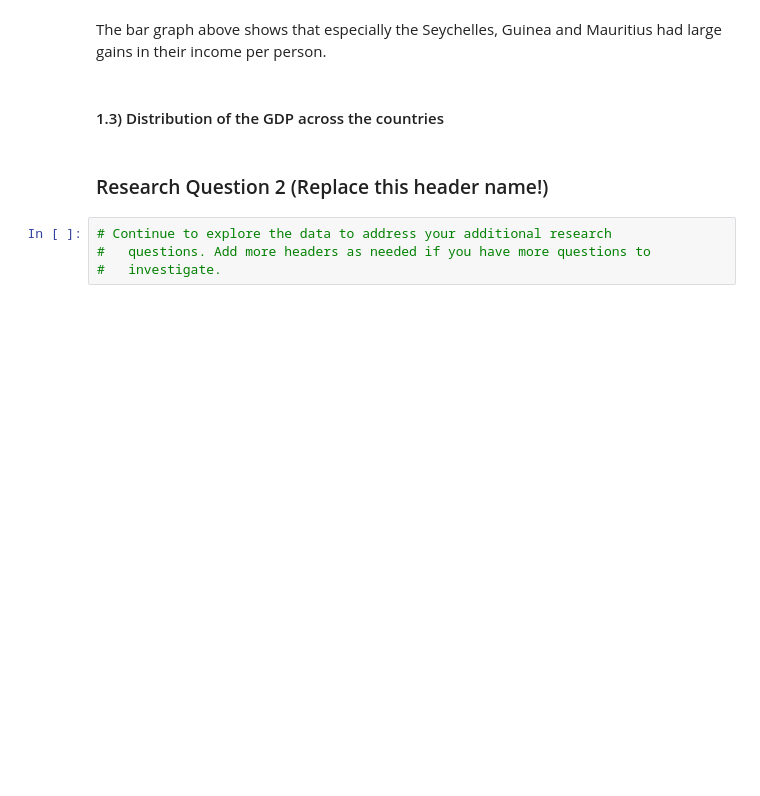
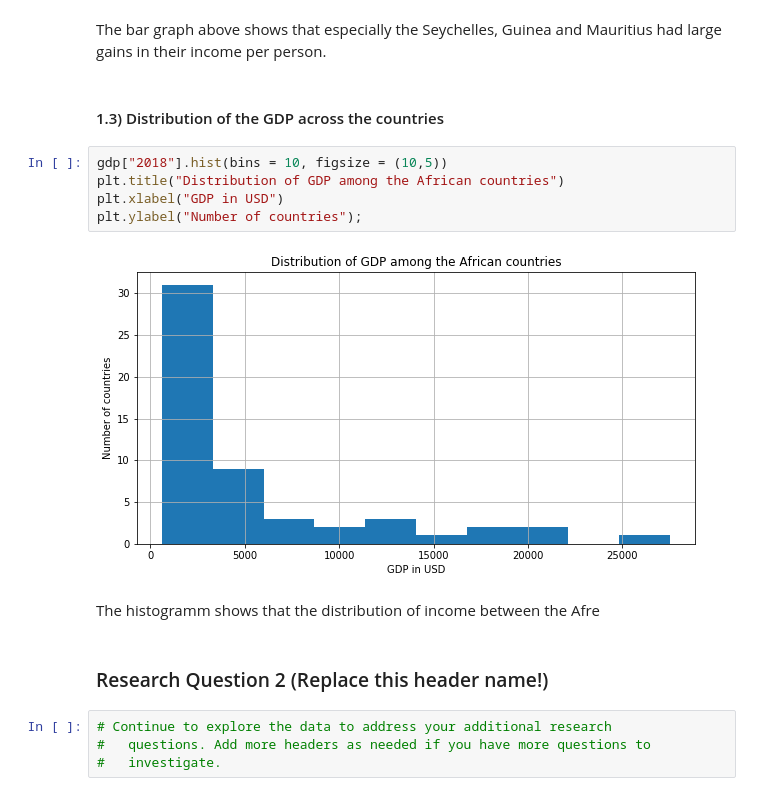
Before and after one commit to Jannis12324/africa-data-analysis, a Jupyter notebook: investigate-gapminder-africa.ipynb, the cells around one changed output. Cells and saved outputs as stored; diff of their text form; blank space fills up the shorter version.

Commit message:
feat: Adds the histogramm of income

```diff
--- a/investigate-gapminder-africa.ipynb
+++ b/investigate-gapminder-africa.ipynb
@@ -272,6 +272,15 @@ plt.title("Ranking of the absolute GDP change between 1800 and 2018");
 The bar graph above shows that especially the Seychelles, Guinea and Mauritius had large gains in their income per person.
 # %% [markdown]
 #### 1.3) Distribution of the GDP across the countries
+# %%
+gdp["2018"].hist(bins = 10, figsize = (10,5))
+plt.title("Distribution of GDP among the African countries")
+plt.xlabel("GDP in USD")
+plt.ylabel("Number of countries");
+# %% [output]
+[figure, added]
+# %% [markdown]
+The histogramm shows that the distribution of income between the Afre
 # %% [markdown]
 ### Research Question 2  (Replace this header name!)
 # %%
```
Also changed, not shown: parts of 1 cell of this notebook.
